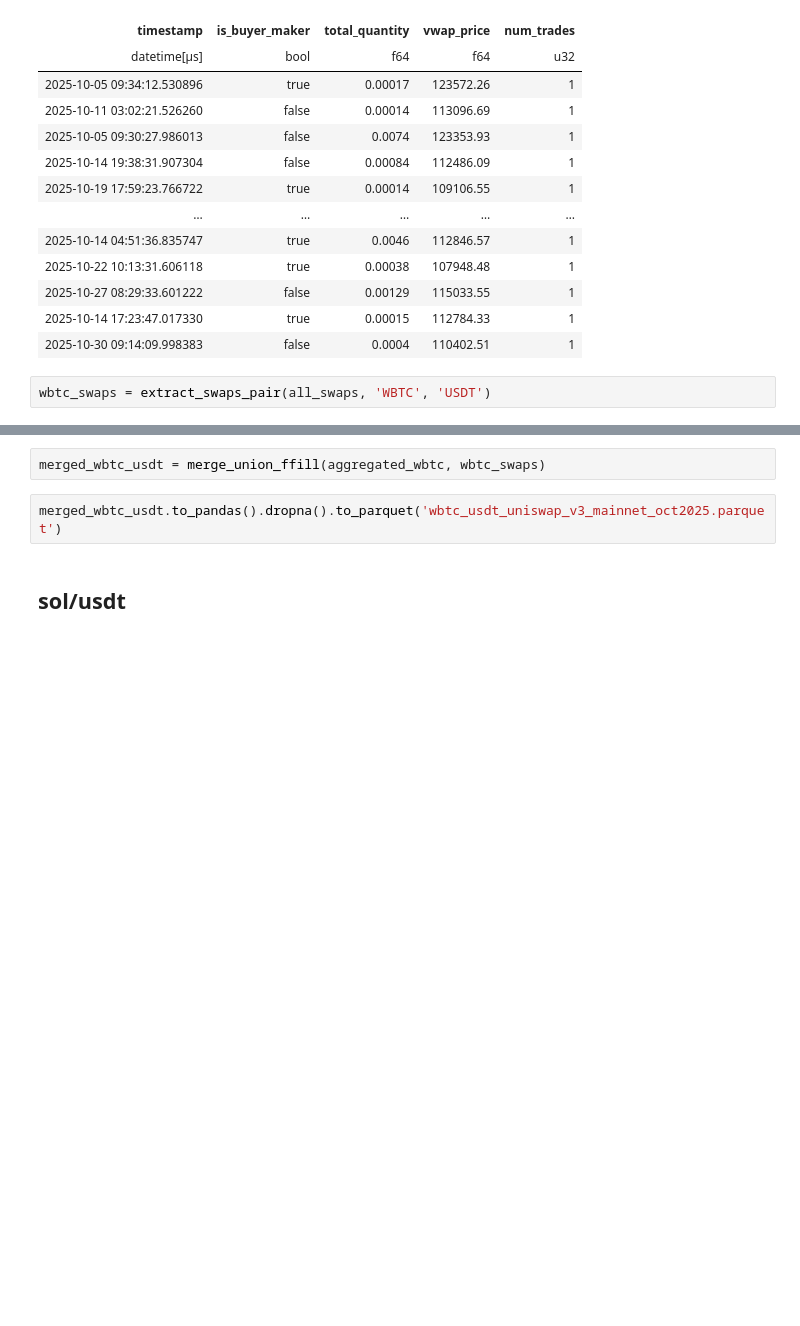
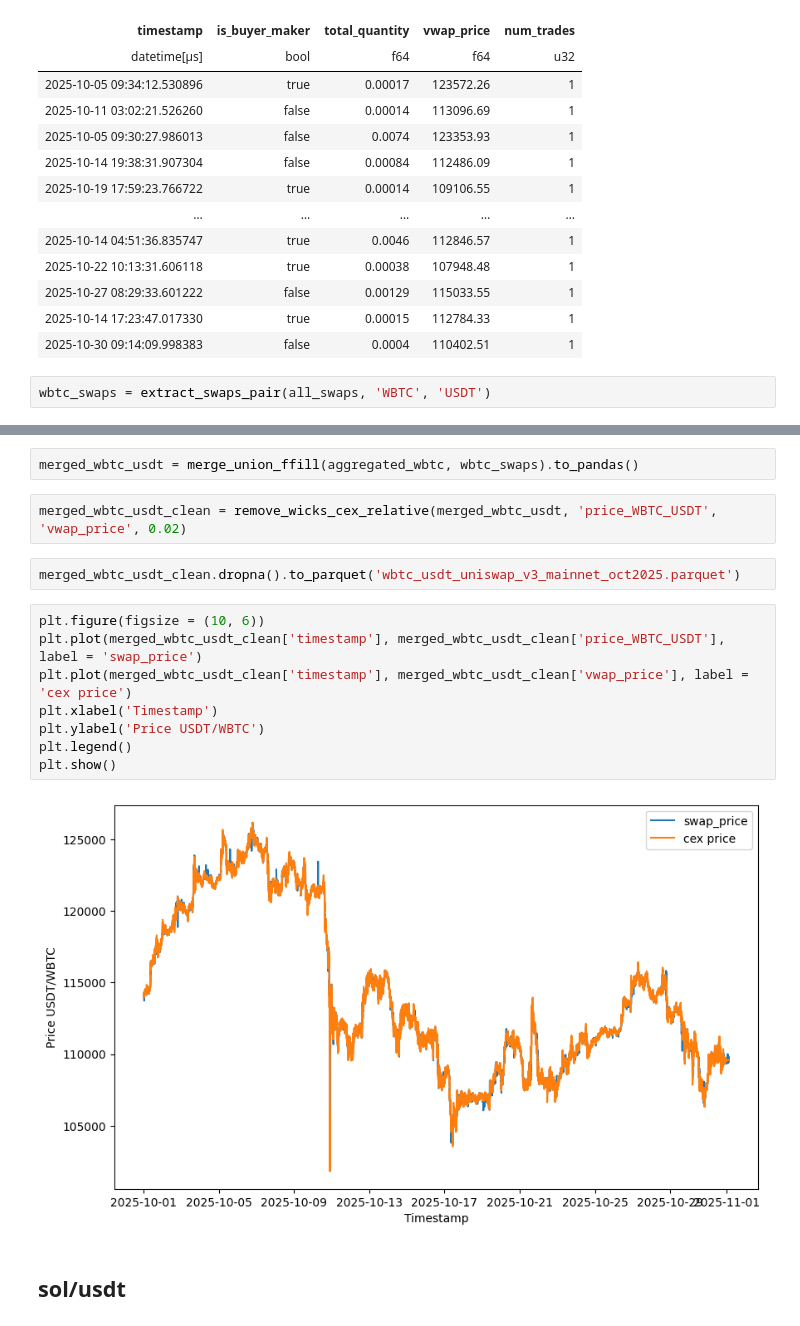
Before and after one commit to 50und/blockchain_final_project_2025, a Jupyter notebook: final_project.ipynb, the cells around one changed output, grey strips where cells are left out. Drawn from its saved outputs; the diff is of its cells as text; blank space fills up the shorter version.

```diff
--- a/final_project.ipynb
+++ b/final_project.ipynb
@@ -3231,8 +3236,20 @@ wbtc_swaps
 67144 rows × 11 columns
 # %%
-merged_wbtc_usdt = merge_union_ffill(aggregated_wbtc, wbtc_swaps)
+merged_wbtc_usdt = merge_union_ffill(aggregated_wbtc, wbtc_swaps).to_pandas()
+# %%
+merged_wbtc_usdt_clean = remove_wicks_cex_relative(merged_wbtc_usdt, 'price_WBTC_USDT', 'vwap_price', 0.02)
 # %%
-merged_wbtc_usdt.to_pandas().dropna().to_parquet('wbtc_usdt_uniswap_v3_mainnet_oct2025.parquet')
+merged_wbtc_usdt_clean.dropna().to_parquet('wbtc_usdt_uniswap_v3_mainnet_oct2025.parquet')
+# %%
+plt.figure(figsize = (10, 6))
+plt.plot(merged_wbtc_usdt_clean['timestamp'], merged_wbtc_usdt_clean['price_WBTC_USDT'], label = 'swap_price')
+plt.plot(merged_wbtc_usdt_clean['timestamp'], merged_wbtc_usdt_clean['vwap_price'], label = 'cex price')
+plt.xlabel('Timestamp')
+plt.ylabel('Price USDT/WBTC')
+plt.legend()
+plt.show()
+# %% [output]
+[figure, added]
 # %% [markdown]
 ## sol/usdt
 # %%
```
Also changed, not shown: parts of 2 cells of this notebook, 1 other file.
